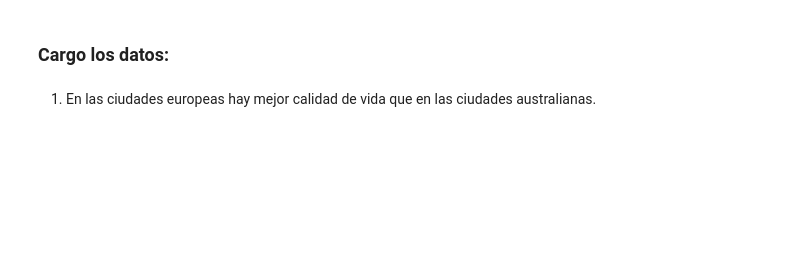
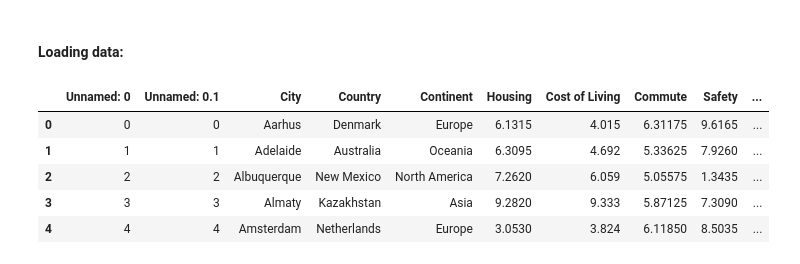
Before and after one commit to Lydia-Arocena/PROJECT2-Data-Pipeline, a Jupyter notebook: Notebooks/Visualización.ipynb, the cells around one changed output. Saved outputs shown, nothing was run; the diff lists cells and outputs as text; code cells hidden in the pictures; blank space fills up the shorter version.

```diff
--- a/Notebooks/Visualización.ipynb
+++ b/Notebooks/Visualización.ipynb
@@ -16,2 +16,0 @@ sns.set_style("whitegrid")
-# %% [markdown]
-### Cargo los datos:
@@ -24,2 +17,13 @@ vuelos = sns.load_dataset("flights")
-# %% [markdown]
-1. En las ciudades europeas hay mejor calidad de vida que en las ciudades australianas.
+# %% [markdown]
+#### Loading data:
+# %%
+lifequality=pd.read_csv("../data/df_enriched.csv")
+# %%
+lifequality.head()
+# %% [output]
+|  | Unnamed: 0 | Unnamed: 0.1 | City | Country | Continent | Housing | Cost of Living | Commute | Safety | ... |
+| 0 | 0 | 0 | Aarhus | Denmark | Europe | 6.1315 | 4.015 | 6.31175 | 9.6165 | ... |
+| 1 | 1 | 1 | Adelaide | Australia | Oceania | 6.3095 | 4.692 | 5.33625 | 7.9260 | ... |
+| 2 | 2 | 2 | Albuquerque | New Mexico | North America | 7.2620 | 6.059 | 5.05575 | 1.3435 | ... |
+| 3 | 3 | 3 | Almaty | Kazakhstan | Asia | 9.2820 | 9.333 | 5.87125 | 7.3090 | ... |
+| 4 | 4 | 4 | Amsterdam | Netherlands | Europe | 3.0530 | 3.824 | 6.11850 | 8.5035 | ... |
```
Also changed, not shown: parts of 22 cells of this notebook, 3 other files.
